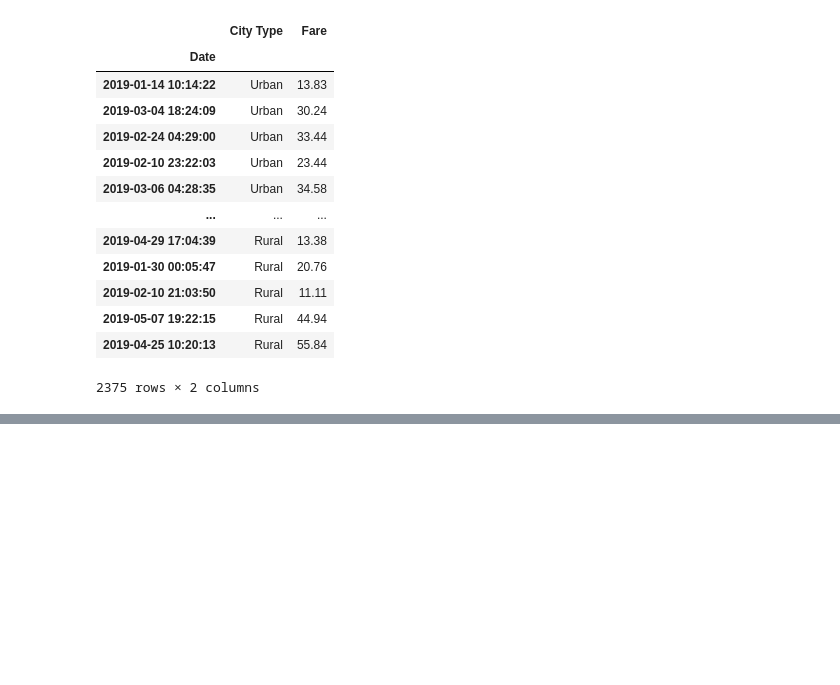
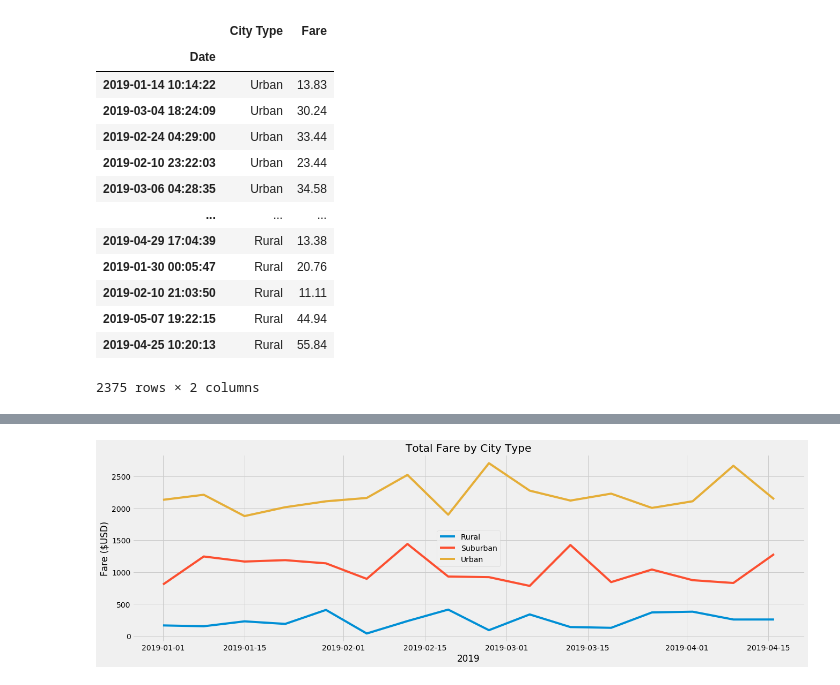
Before and after one commit to amnichols93/PyBer_Analysis, a Jupyter notebook: PyBer.ipynb, the cells around one changed output, grey strips where cells are left out. Cells and saved outputs as stored; diff of their text form; code cells hidden in the pictures; blank space fills up the shorter version.

Commit message:
Final Challenge commit, ipynb and analysis figures. Pending readme.

```diff
--- a/PyBer.ipynb
+++ b/PyBer.ipynb
@@ -809,0 +869,5 @@ testtable.head(10)
+# %%
+# Format the df index to isolate just the date, and then format that date to a datetime64 type
+sum_of_fares_pvt_df.index = pd.to_datetime(sum_of_fares_pvt_df.index).date
+sum_of_fares_pvt_df.index = pd.to_datetime(sum_of_fares_pvt_df.index)
+sum_of_fares_pvt_df.index
@@ -809,0 +883,12 @@ testtable.head(10)
+# %%
+from operator import attrgetter
+
+# Calculate the sum() of the fares for each week in the resampled data.
+weekly_fares_sum_df = sum_of_fares_pvt_df.groupby(pd.cut(sum_of_fares_pvt_df.index, weekly_bins.index)).sum()
+
+#weekly_fares_sum_df.index = pd.to_datetime(weekly_fares_sum_df.index).date
+#weekly_fares_sum_df.index = pd.to_datetime(weekly_fares_sum_df.index)
+
+weekly_fares_sum_df.index = weekly_fares_sum_df.index.map(attrgetter('left'))
+
+weekly_fares_sum_df
@@ -809,0 +914,26 @@ testtable.head(10)
+# %%
+# Step 10: Plot graph
+
+# ALREADY IMPORTED: import matplotlib.pyplot as plt
+# ALREADY IMPORTED: import numpy as np
+
+fig, ax = plt.subplots(figsize=(20,6))
+ax.plot(weekly_fares_sum_df.index, weekly_fares_sum_df)
+
+# Import the fivethirtyeight style from Matplotlib
+plt.style.use('fivethirtyeight')
+
+# Add a title
+ax.set_title("Total Fare by City Type")
+
+# Add x- and y-axis labels according to the final figure
+ax.set_ylabel("Fare ($USD)")
+ax.set_xlabel("2019")
+
+# Add legend
+ax.legend(['Rural', 'Suburban', 'Urban'], loc='center')
+
+# Save Figure
+plt.savefig("analysis/Challenge.png")
+# %% [output]
+[figure, added]
```
Also changed, not shown: parts of 19 cells of this notebook, 6 other files.
